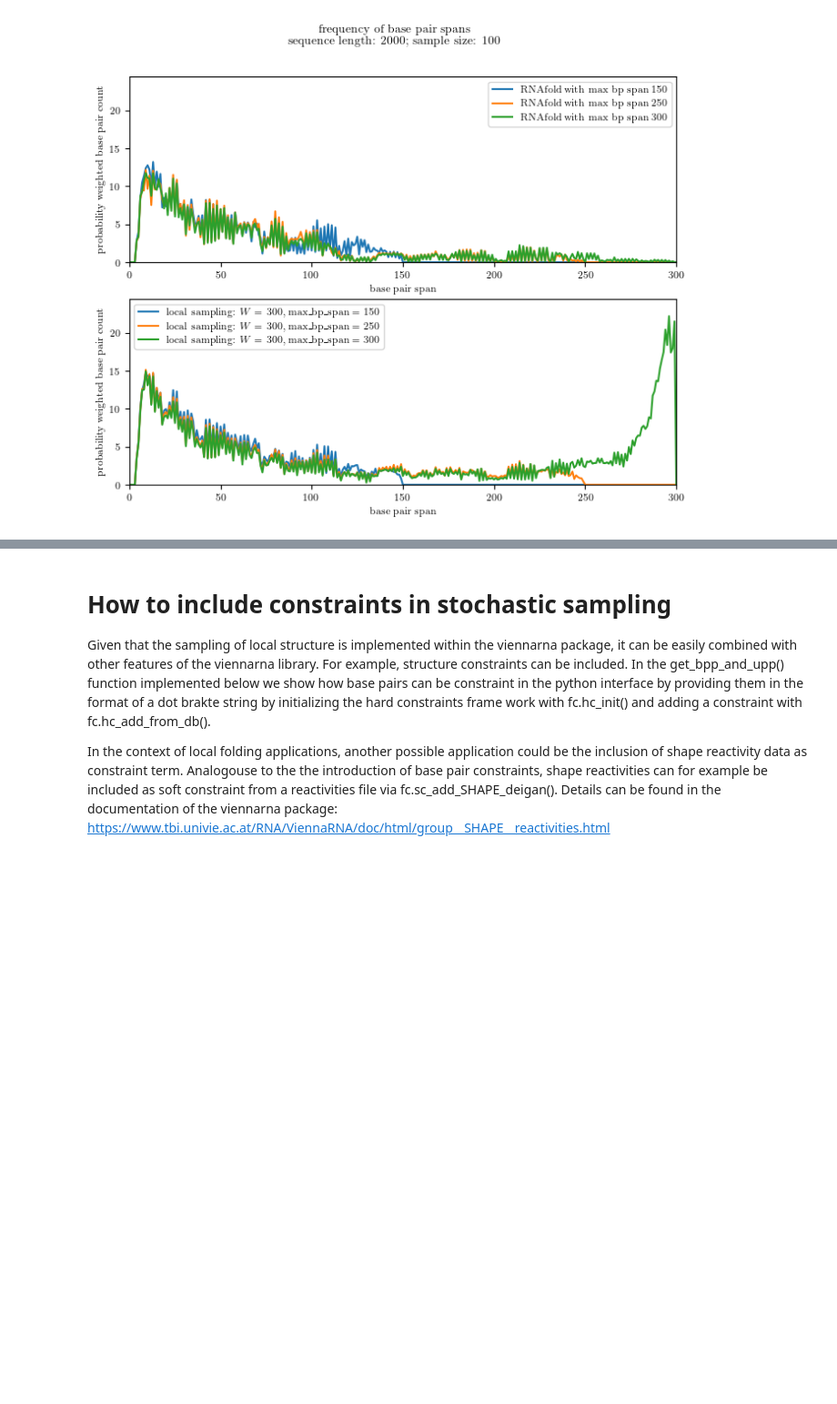
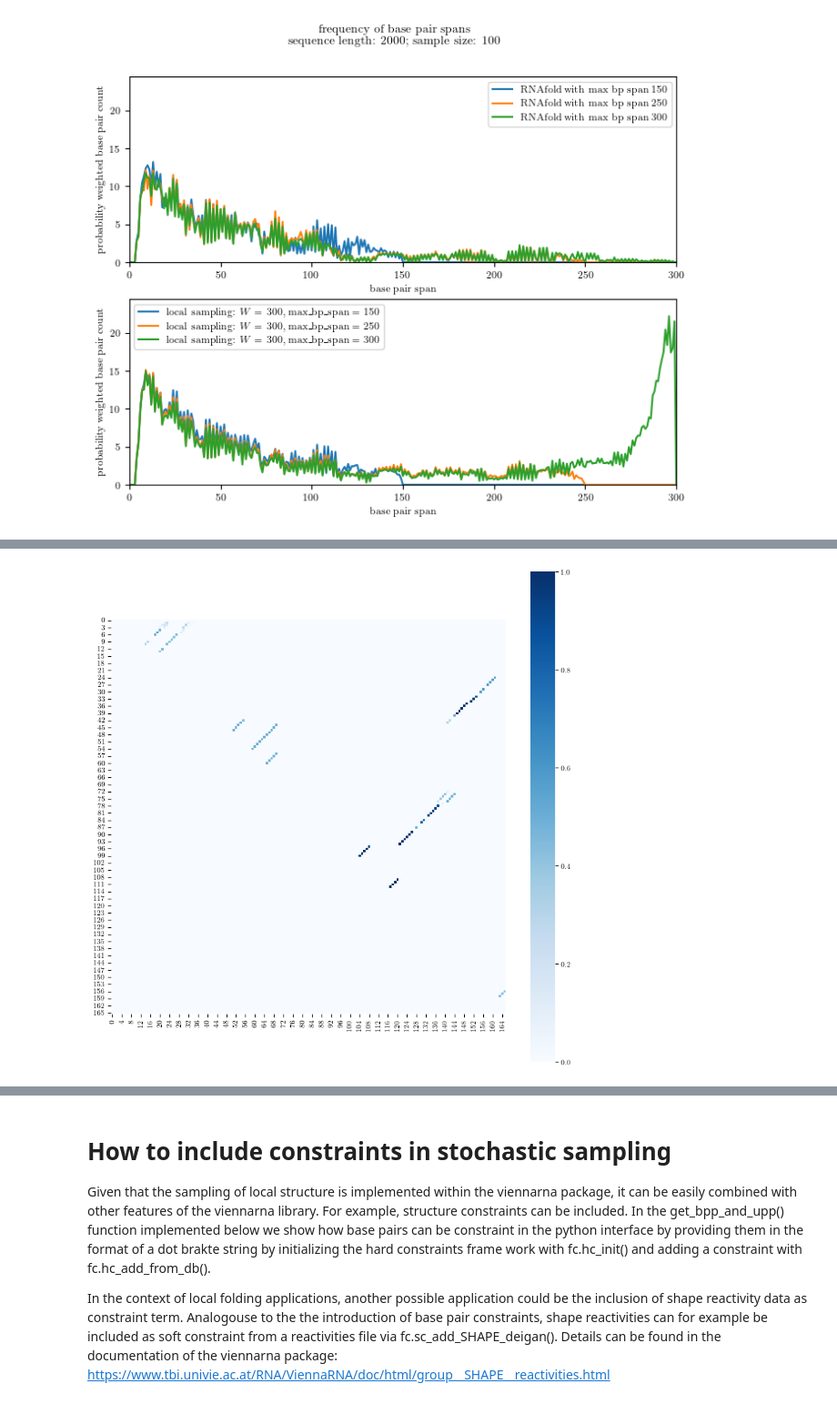
Before and after one commit to ViennaRNA/PLfoldSampling, a Jupyter notebook: PLfold_tutorial.ipynb, the cells around one changed output, grey strips where cells are left out. Shown at 91% size. Cells and saved outputs as stored; diff of their text form; code cells hidden in the pictures; blank space fills up the shorter version.

```diff
--- a/PLfold_tutorial.ipynb
+++ b/PLfold_tutorial.ipynb
@@ -592,0 +760,8 @@ mir17HG_short    2000
+# %%
+
+# plot pairwise mutual information
+f, ax = plt.subplots(figsize=(10, 10))
+sn.heatmap(data_set.global_folding.bp_P, cmap = 'Blues', linewidths=0.00000, linecolor = 'grey', ax = ax, square = True, vmin = 0, vmax =1)
+f.savefig('bpp.pdf', bbox_inches="tight")
+# %% [output]
+[figure, added]
```
Also changed, not shown: parts of 25 cells of this notebook.
